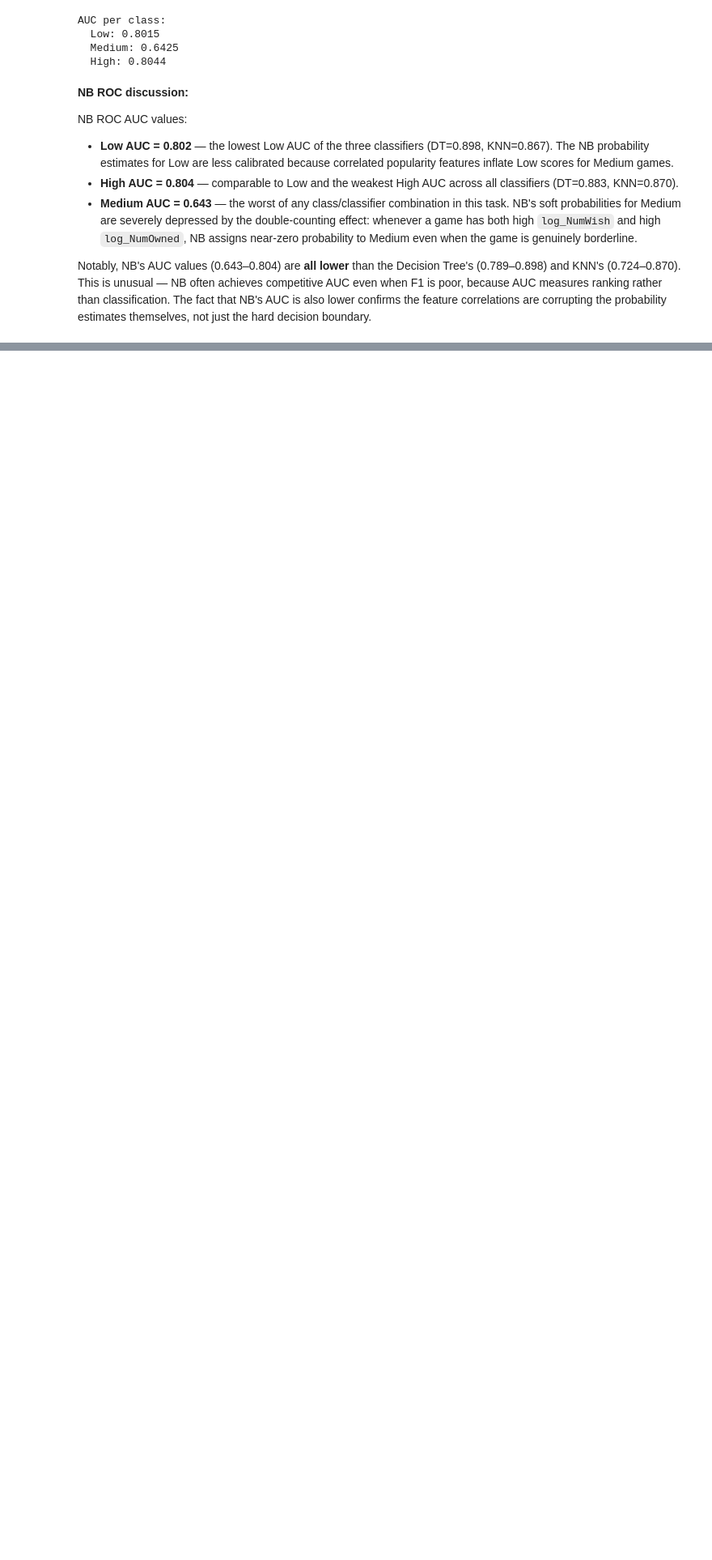
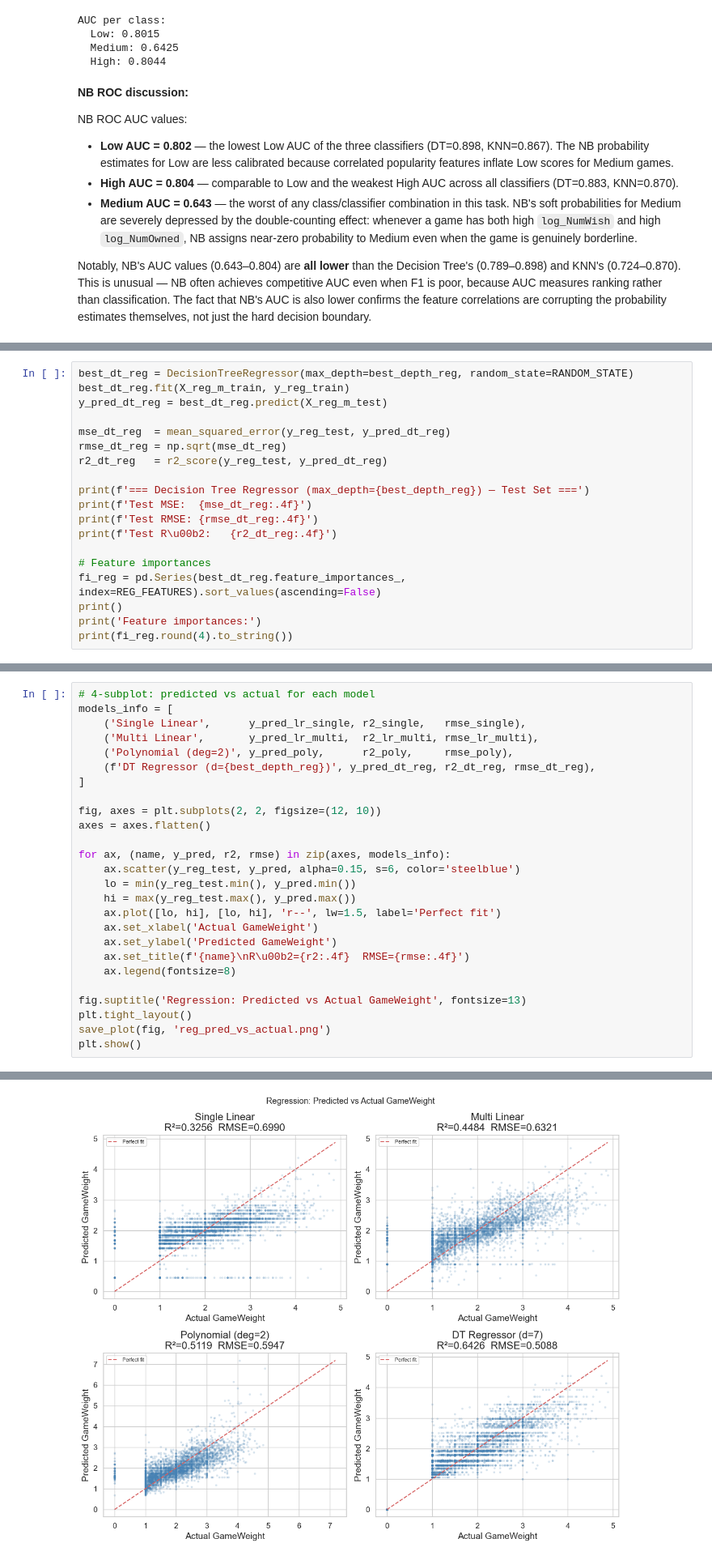
Before and after one commit to ihsynzd14/datamining_exam, a Jupyter notebook: datamining part 1/notebooks/03_classification_regression.ipynb, the cells around one changed output, grey strips where cells are left out. Shown at 81% size. Cells and saved outputs as stored; diff of their text form; blank space fills up the shorter version.

```diff
--- a/datamining part 1/notebooks/03_classification_regression.ipynb
+++ b/datamining part 1/notebooks/03_classification_regression.ipynb
@@ -997,0 +1423,19 @@ the hard decision boundary.
+# %%
+best_dt_reg = DecisionTreeRegressor(max_depth=best_depth_reg, random_state=RANDOM_STATE)
+best_dt_reg.fit(X_reg_m_train, y_reg_train)
+y_pred_dt_reg = best_dt_reg.predict(X_reg_m_test)
+
+mse_dt_reg  = mean_squared_error(y_reg_test, y_pred_dt_reg)
+rmse_dt_reg = np.sqrt(mse_dt_reg)
+r2_dt_reg   = r2_score(y_reg_test, y_pred_dt_reg)
+
+print(f'=== Decision Tree Regressor (max_depth={best_depth_reg}) — Test Set ===')
+print(f'Test MSE:  {mse_dt_reg:.4f}')
+print(f'Test RMSE: {rmse_dt_reg:.4f}')
+print(f'Test R\u00b2:   {r2_dt_reg:.4f}')
+
+# Feature importances
+fi_reg = pd.Series(best_dt_reg.feature_importances_, index=REG_FEATURES).sort_values(ascending=False)
+print()
+print('Feature importances:')
+print(fi_reg.round(4).to_string())
@@ -997,0 +1502,27 @@ the hard decision boundary.
+# %%
+# 4-subplot: predicted vs actual for each model
+models_info = [
+    ('Single Linear',      y_pred_lr_single, r2_single,   rmse_single),
+    ('Multi Linear',       y_pred_lr_multi,  r2_lr_multi, rmse_lr_multi),
+    ('Polynomial (deg=2)', y_pred_poly,      r2_poly,     rmse_poly),
+    (f'DT Regressor (d={best_depth_reg})', y_pred_dt_reg, r2_dt_reg, rmse_dt_reg),
+]
+
+fig, axes = plt.subplots(2, 2, figsize=(12, 10))
+axes = axes.flatten()
+
+for ax, (name, y_pred, r2, rmse) in zip(axes, models_info):
+    ax.scatter(y_reg_test, y_pred, alpha=0.15, s=6, color='steelblue')
+    lo = min(y_reg_test.min(), y_pred.min())
+    hi = max(y_reg_test.max(), y_pred.max())
+    ax.plot([lo, hi], [lo, hi], 'r--', lw=1.5, label='Perfect fit')
+    ax.set_xlabel('Actual GameWeight')
+    ax.set_ylabel('Predicted GameWeight')
+    ax.set_title(f'{name}\nR\u00b2={r2:.4f}  RMSE={rmse:.4f}')
+    ax.legend(fontsize=8)
+
+fig.suptitle('Regression: Predicted vs Actual GameWeight', fontsize=13)
+plt.tight_layout()
+save_plot(fig, 'reg_pred_vs_actual.png')
+plt.show()
+# %% [output]
@@ -997,0 +1530 @@ the hard decision boundary.
+[figure, added]
```
Also changed, not shown: parts of 29 cells of this notebook, 10 other files.
